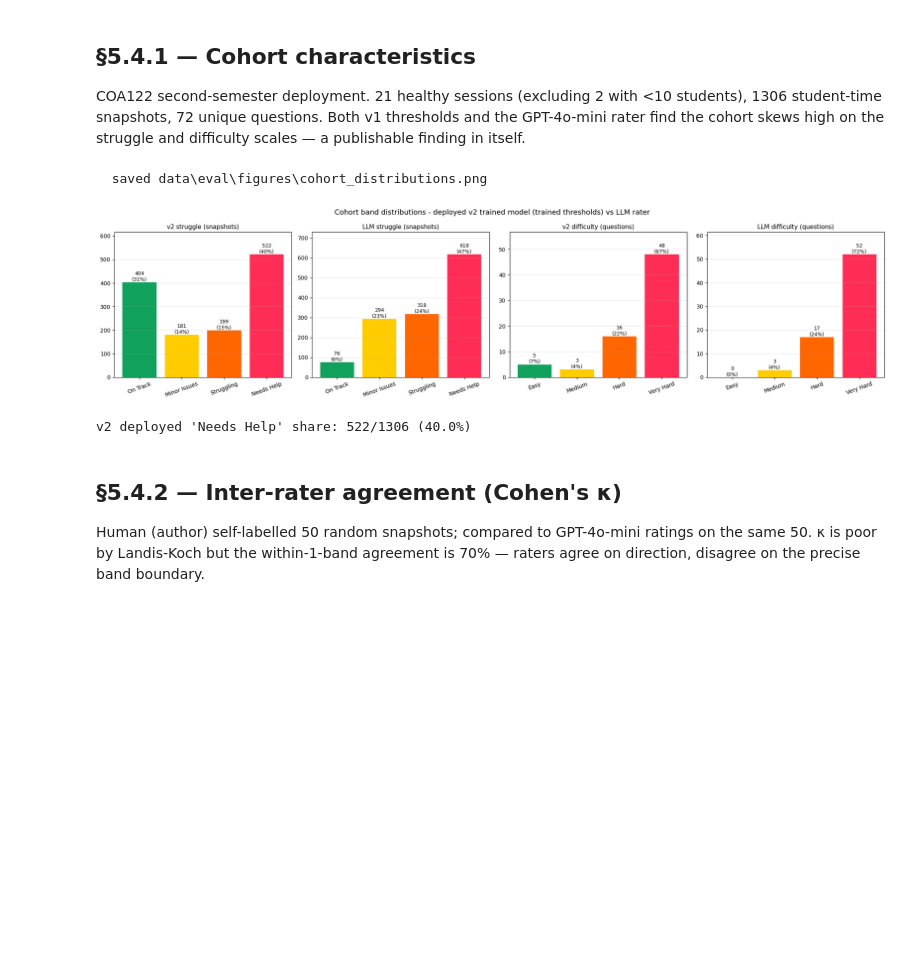
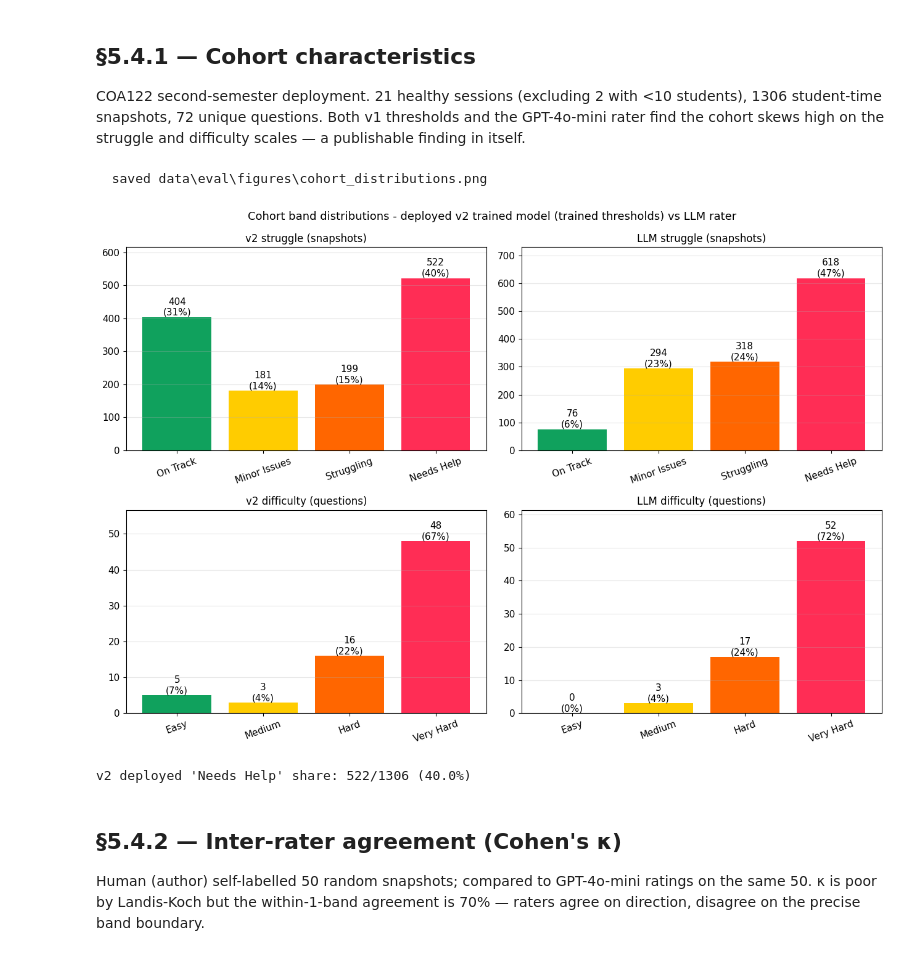
Before and after one commit to Bakri1851/Dashboard-v3, a Jupyter notebook: notebooks/eval_main.ipynb, the cells around one changed output. Drawn from its saved outputs; the diff is of its cells as text; code cells hidden in the pictures; blank space fills up the shorter version.

```diff
--- a/notebooks/eval_main.ipynb
+++ b/notebooks/eval_main.ipynb
@@ -150,6 +150,7 @@ Band indexes — struggle: {'On Track': 0, 'Minor Issues': 1, 'Struggling': 2, '
 
 COA122 second-semester deployment. 21 healthy sessions (excluding 2 with <10 students), 1306 student-time snapshots, 72 unique questions. Both v1 thresholds and the GPT-4o-mini rater find the cohort skews high on the struggle and difficulty scales — a publishable finding in itself.
 # %%
+plt.rcParams.update({'font.size': 12, 'axes.titlesize': 12, 'axes.labelsize': 12, 'xtick.labelsize': 11, 'ytick.labelsize': 11, 'legend.fontsize': 11, 'figure.titlesize': 13})
 # Cohort band distributions — the DEPLOYED v2 trained model (trained OLS weights
 # -> clip to [0, 1] -> trained config.py thresholds), shown against the LLM rater.
 # (v1 was cut from the report 2026-05-27; this characterises the deployed model.)
@@ -174,38 +175,38 @@ v2_difficulty_levels = [
     for q in diff_questions
 ]
 
 v2_struggle_bands = Counter(v2_struggle_levels)
 v2_difficulty_bands = Counter(v2_difficulty_levels)
 llm_struggle_bands = Counter(l['band'] for l in llm_struggle_labels.values())
 llm_difficulty_bands = Counter(l['band'] for l in llm_difficulty_labels.values())
 
-fig, axes = plt.subplots(1, 4, figsize=(20, 5))
+fig, axes = plt.subplots(2, 2, figsize=(13, 9))
 
-for ax, (title, counts, bands, total) in zip(axes, [
+for ax, (title, counts, bands, total) in zip(axes.flat, [
     ('v2 struggle (snapshots)',    v2_struggle_bands,    STRUGGLE_BANDS,   len(snapshots)),
     ('LLM struggle (snapshots)',   llm_struggle_bands,   STRUGGLE_BANDS,   len(llm_struggle_labels)),
     ('v2 difficulty (questions)',  v2_difficulty_bands,  DIFFICULTY_BANDS, len(diff_questions)),
     ('LLM difficulty (questions)', llm_difficulty_bands, DIFFICULTY_BANDS, len(llm_difficulty_labels)),
 ]):
     values = [counts.get(b, 0) for b in bands]
     bars = ax.bar(bands, values, color=[COLOR_OK, '#ffcc00', '#ff6600', COLOR_WARN])
     for bar, v in zip(bars, values):
         ax.text(bar.get_x() + bar.get_width()/2, v + max(values)*0.01,
-                f'{v}\n({v/total:.0%})' if total else '0', ha='center', fontsize=9)
-    ax.set_title(title, fontsize=11)
+                f'{v}\n({v/total:.0%})' if total else '0', ha='center', fontsize=11)
+    ax.set_title(title, fontsize=12)
     ax.tick_params(axis='x', rotation=20)
     ax.set_ylim(0, max(values) * 1.18 if max(values) else 1)
     ax.grid(True, alpha=0.3, axis='y')
 
 fig.suptitle('Cohort band distributions - deployed v2 trained model (trained thresholds) vs LLM rater', fontsize=13)
 _save('cohort_distributions')
 plt.show()
 
 _nh = v2_struggle_bands.get('Needs Help', 0)
 print(f"v2 deployed 'Needs Help' share: {_nh}/{len(snapshots)} ({_nh/len(snapshots):.1%})")
 # %% [output]
   saved data\eval\figures\cohort_distributions.png
-[figure, old version]
+[figure, new version]
 v2 deployed 'Needs Help' share: 522/1306 (40.0%)
 # %% [markdown]
 ## §5.4.2 — Inter-rater agreement (Cohen's κ)
```
Also changed, not shown: parts of 16 cells of this notebook, 58 other files.
